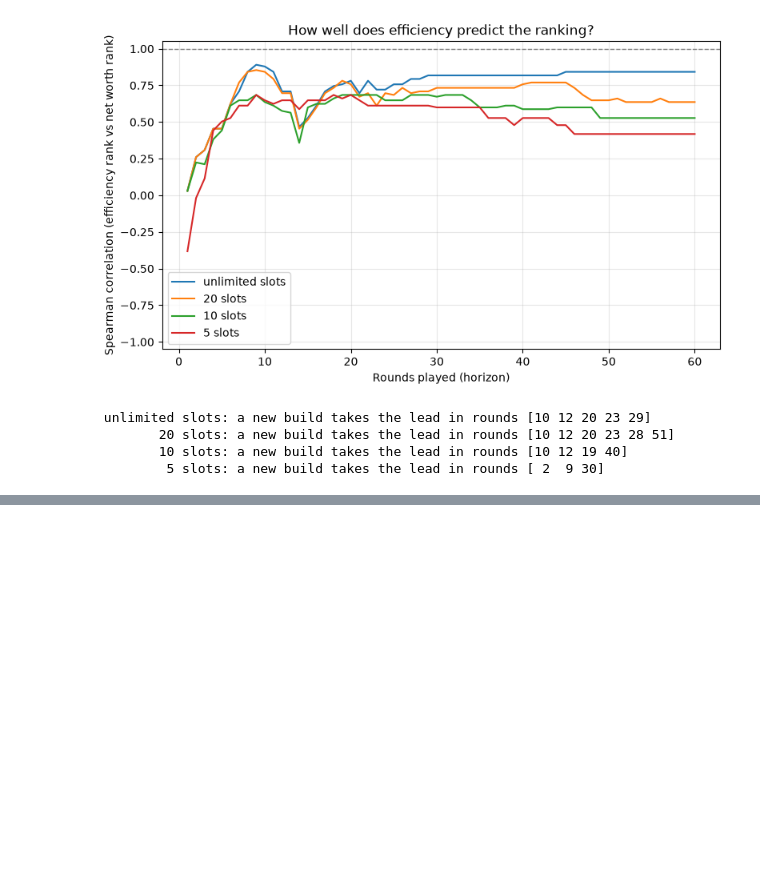
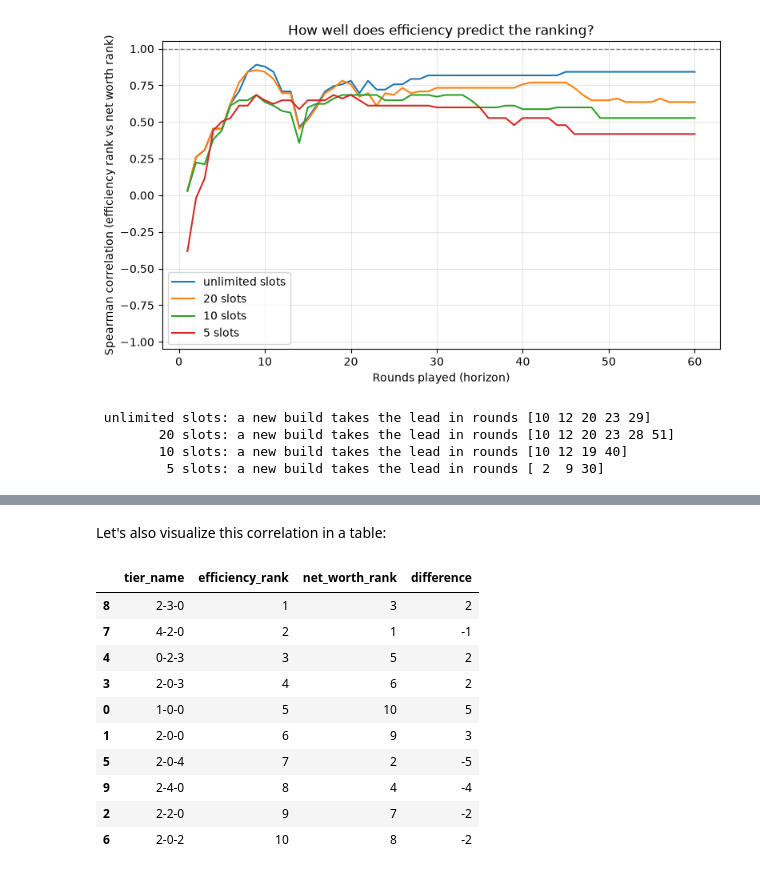
Before and after one commit to Alekssito/Math-Project, a Jupyter notebook: project.ipynb, the cells around one changed output, grey strips where cells are left out. Drawn from its saved outputs; the diff is of its cells as text; code cells hidden in the pictures; blank space fills up the shorter version.

```diff
--- a/project.ipynb
+++ b/project.ipynb
@@ -330,0 +379,27 @@ for cap in SLOT_CAPS:
+# %% [markdown]
+Let's also visualize this correlation in a table:
+# %%
+def rank_table(cap, horizon):
+    eps = np.array([calculate_efficiency(s) for s in specs])
+    net_worth = results[cap][:, horizon - 1]
+    table = pd.DataFrame({
+        "tier_name": names,
+        "efficiency_rank": (-eps).argsort().argsort() + 1,   # 1 = best
+        "net_worth_rank": (-net_worth).argsort().argsort() + 1,
+    })
+    table["difference"] = table["net_worth_rank"] - table["efficiency_rank"]
+    return table.sort_values("efficiency_rank")
+
+rank_table(5, 60)
+# %% [output]
+|  | tier_name | efficiency_rank | net_worth_rank | difference |
+| 8 | 2-3-0 | 1 | 3 | 2 |
+| 7 | 4-2-0 | 2 | 1 | -1 |
+| 4 | 0-2-3 | 3 | 5 | 2 |
+| 3 | 2-0-3 | 4 | 6 | 2 |
+| 0 | 1-0-0 | 5 | 10 | 5 |
+| 1 | 2-0-0 | 6 | 9 | 3 |
+| 5 | 2-0-4 | 7 | 2 | -5 |
+| 9 | 2-4-0 | 8 | 4 | -4 |
+| 2 | 2-2-0 | 9 | 7 | -2 |
+| 6 | 2-0-2 | 10 | 8 | -2 |
```
Also changed, not shown: parts of 18 cells of this notebook, 6 other files.
